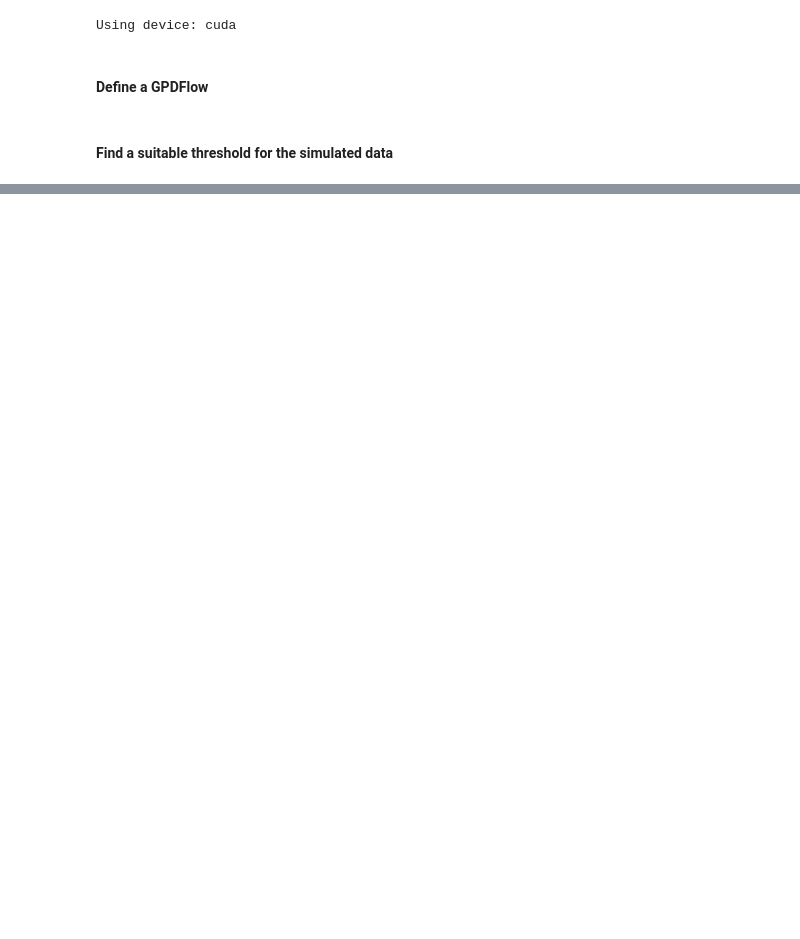
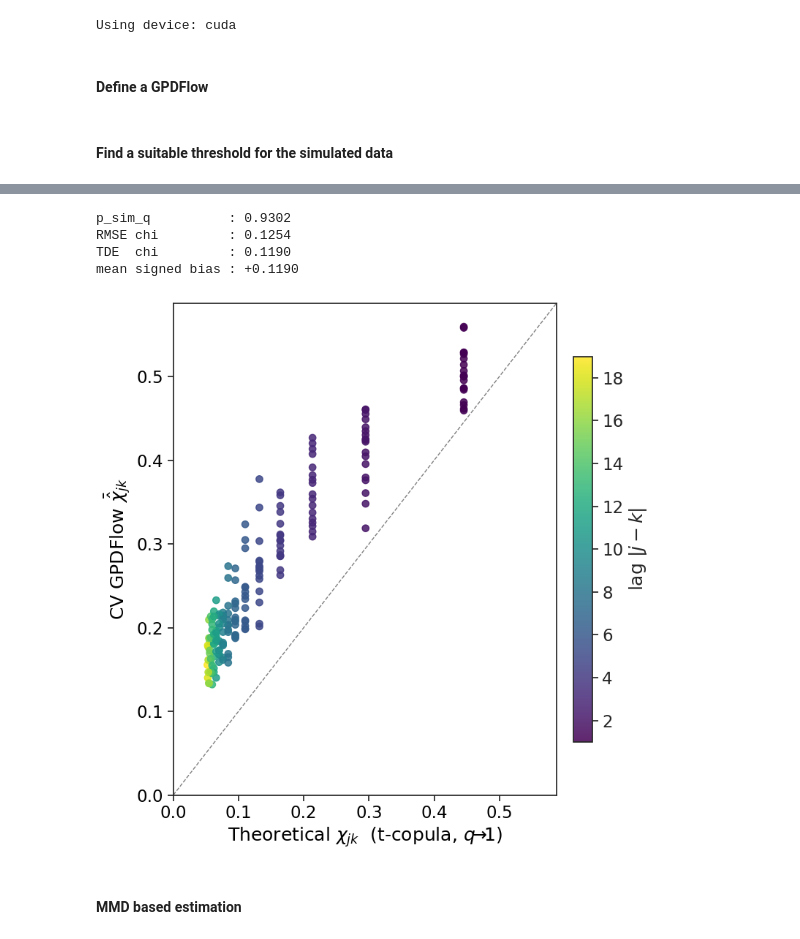
Before and after one commit to hcl516926907/GPDFlow, a Jupyter notebook: Simulation_2S.ipynb, the cells around one changed output, grey strips where cells are left out. Cells and saved outputs as stored; diff of their text form; code cells hidden in the pictures; blank space fills up the shorter version.

```diff
--- a/Simulation_2S.ipynb
+++ b/Simulation_2S.ipynb
@@ -637,15 +171,0 @@ plt.show()
-# %%
-grid_size = 200
-xx, yy = torch.meshgrid(torch.linspace(-20, 10, grid_size), torch.linspace(-20, 10, grid_size))
-zz = torch.cat([xx.unsqueeze(2), yy.unsqueeze(2)], 2).view(-1, 2)
-zz = zz.to(device)
-
-log_prob = torch.zeros((n_experiments,grid_size,grid_size))
-with torch.no_grad():
-    for _ in range(n_experiments):
-        model.load_state_dict(torch.load(dir_out + f'Scenairo_2_model_2D_1200_{_}.pt', weights_only=True))
-        log_prob[_] = model.log_prob(zz).to('cpu').view(*xx.shape)
-log_prob = torch.mean(log_prob, axis=0)
-prob = torch.exp(log_prob)
-prob[torch.isnan(prob)] = np.nan
-prob[(xx < 0) & (yy < 0)] = np.nan
@@ -669,0 +307,45 @@ plt.show()
+# %%
+# --- Estimated vs theoretical pairwise chi ------------------------------------
+# Estimated chi = mean over the 5 CV fold models of each fold's rank-based
+# pairwise chi of its simulated draws (folds NOT pooled -- a pool of 5 flows is a
+# mixture, not an mGPD), evaluated at the cluster-conditional level p_sim_q.
+# Theoretical chi = AR(1) t-copula closed form (the q -> 1 limit).
+
+chi_hat_mat  = cv_pairwise_chi(cv_like['samples_simu_folds'], p_sim_q)   # (dim, dim)
+chi_theo_mat = cf.t_copula_pairwise_chi(R_t, nu_t)                       # (dim, dim)
+
+iu = np.triu_indices(dim, k=1)
+chi_hat_pairs  = chi_hat_mat[iu]
+chi_theo_pairs = chi_theo_mat[iu]
+lag_pairs      = iu[1] - iu[0]                                           # |j - k|
+
+print(f'p_sim_q          : {p_sim_q:.4f}')
+print(f'RMSE chi         : {cf.rmse_chi(chi_hat_pairs, chi_theo_pairs):.4f}')
+print(f'TDE  chi         : {cf.tde_chi(chi_hat_mat, chi_theo_mat):.4f}')
+print(f'mean signed bias : {(chi_hat_pairs - chi_theo_pairs).mean():+.4f}')
+
+sns.set(style="ticks", font_scale=1.5)
+fig, ax = plt.subplots(figsize=(8, 8))
+
+sc = ax.scatter(chi_theo_pairs, chi_hat_pairs, c=lag_pairs, cmap='viridis',
+                alpha=0.85, s=45)
+lims = [0.0, max(chi_theo_pairs.max(), chi_hat_pairs.max()) * 1.05]
+ax.plot(lims, lims, color='gray', linestyle='--', linewidth=1)
+ax.set_xlim(lims)
+ax.set_ylim(lims)
+ax.set_xlabel(r'Theoretical $\chi_{jk}$  (t-copula, $q\!\to\!1$)', color='black')
+ax.set_ylabel(r'CV GPDFlow $\bar{\hat{\chi}}_{jk}$', color='black')
+ax.tick_params(axis='both', labelcolor='black')
+cb = fig.colorbar(sc, ax=ax, fraction=0.046, pad=0.04)
+cb.set_label(r'lag $|j-k|$')
+
+fig.tight_layout()
+plt.show()
+# %% [output]
+p_sim_q          : 0.9302
+RMSE chi         : 0.1254
+TDE  chi         : 0.1190
+mean signed bias : +0.1190
+[figure, added]
+# %% [markdown]
+#### MMD based estimation
```
Also changed, not shown: parts of 39 cells of this notebook, 11 other files.
